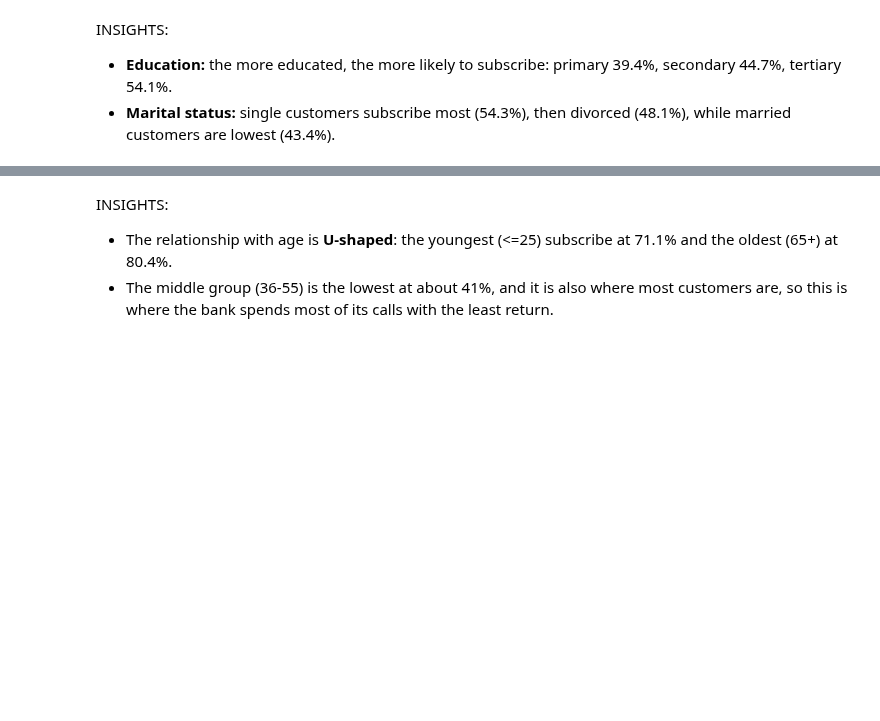
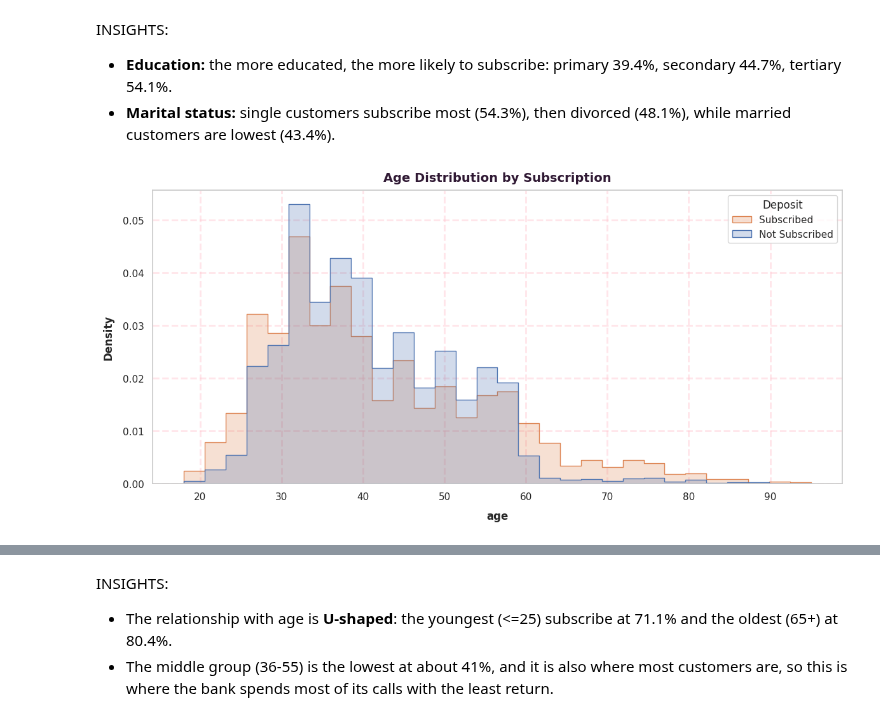
Before and after one commit to alinas-git/Bank-Marketing-Deposit-Prediction, a Jupyter notebook: BankMarketingPrediction.ipynb, the cells around one changed output, grey strips where cells are left out. Saved outputs shown, nothing was run; the diff lists cells and outputs as text; code cells hidden in the pictures; blank space fills up the shorter version.

```diff
--- a/BankMarketingPrediction.ipynb
+++ b/BankMarketingPrediction.ipynb
@@ -143,17 +215,10 @@ INSIGHTS:
 # %%
 sns.histplot(data=df, x="age", hue="deposit", bins=30, element="step",
              stat="density", common_norm=False)
 plt.legend(title="Deposit", labels=["Subscribed","Not Subscribed"])
 plt.title("Age Distribution by Subscription")
 plt.show()
 
 age_groups = pd.cut(df["age"],[17,25,35,45,55,65,100],labels=["<=25","26-35","36-45","46-55","56-65","65+"])
-ax=sns.barplot(x=age_groups, y=df["deposit"], errorbar=None, palette="coolwarm_r")
-for p in ax.patches:
-    ax.annotate(f'{p.get_height()*100:.1f}%',
-                (p.get_x()+p.get_width()/2., p.get_height()),
-                ha='center', va='bottom', size=11)
-plt.title("Subscription Rate by Age Group")
-plt.xlabel("Age Group")
-plt.ylabel("Subscription Rate")
-plt.show()
+# %% [output]
+[figure, added]
```
Also changed, not shown: parts of 32 cells of this notebook.
